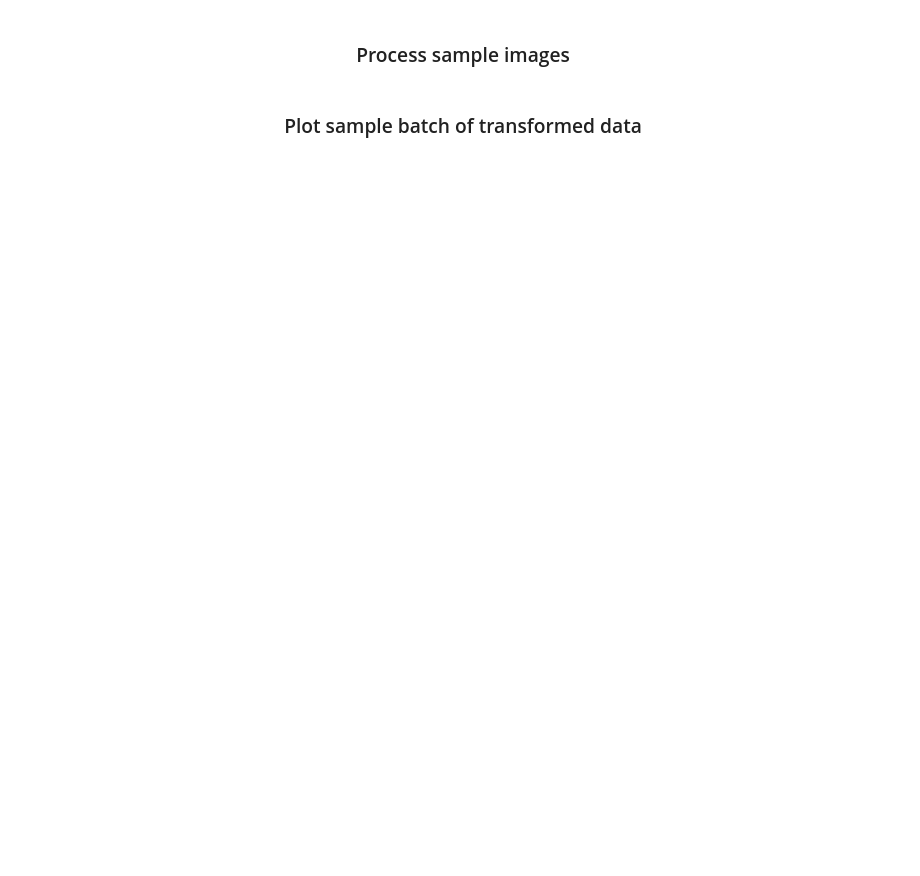
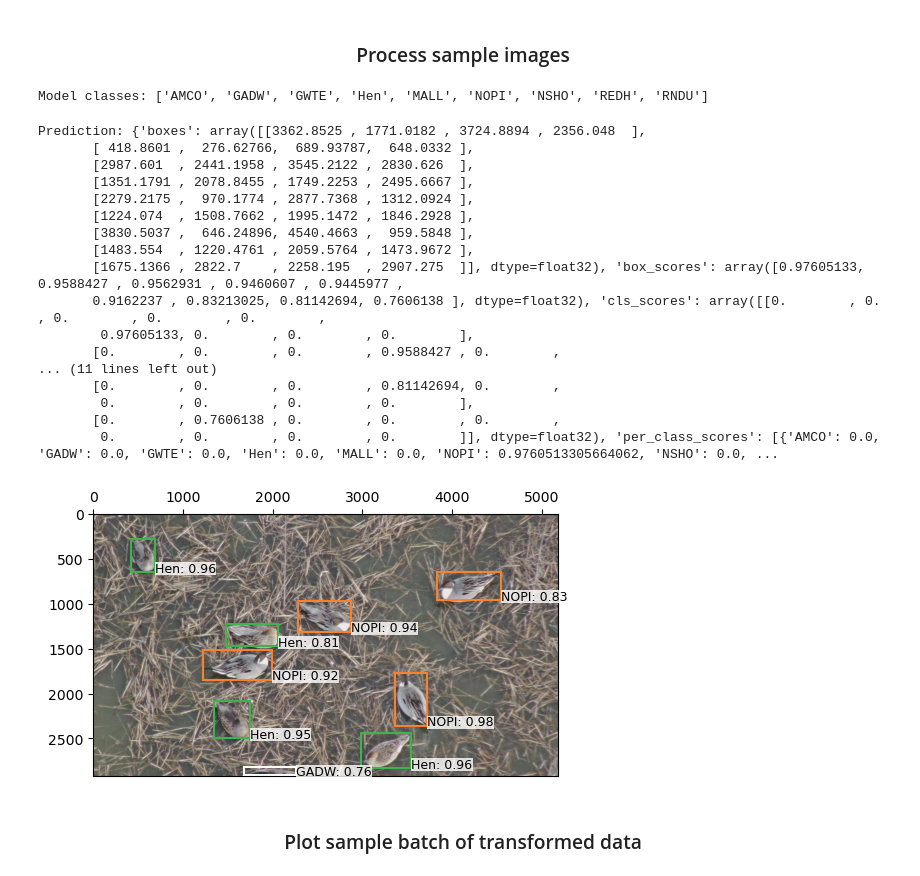
Before and after one commit to mkmitchell/DuckNet, a Jupyter notebook: supplemental/PackageExporter.ipynb, the cells around one changed output. Cells and saved outputs as stored; diff of their text form; code cells hidden in the pictures; blank space fills up the shorter version.

```diff
--- a/supplemental/PackageExporter.ipynb
+++ b/supplemental/PackageExporter.ipynb
@@ -65,7 +104,7 @@ def img_show(image, ax = None, figsize = (6, 9)):
     ax.imshow(image)
     return ax
 
-def plot_bbox(ax, boxes, labels):
+def plot_bbox(ax, boxes, labels, scores=None):
     # Determine if we have a string or tensor label
     if isinstance(labels, str):
         # String label - convert to numeric using rev_label_dict
@@ -78,36 +117,64 @@ def plot_bbox(ax, boxes, labels):
         color = label_color_map[numeric_label] if numeric_label in label_color_map else 'black'
         display_text = label_dict[numeric_label] if numeric_label in label_dict else numeric_label
 
+    # Add score to display text if provided
+    if scores is not None:
+        score_value = scores.item() if hasattr(scores, 'item') else scores
+        display_text = f"{display_text}: {score_value:.2f}"
+
     # Draw bounding box
     ax.add_patch(Rectangle((boxes[:, 0], boxes[:, 1]),
                                boxes[:, 2] - boxes[:, 0], boxes[:, 3] - boxes[:, 1],
                                fill=False,
                                color=color,
-                               linewidth=1.25))
+                               linewidth=1.5))
 
     # Add label text
     ax.text(boxes[:, 2], boxes[:, 3],
             display_text,
-            fontsize=8,
+            fontsize=9,
             bbox=dict(facecolor='white', alpha=0.8, pad=0, edgecolor='none'),
             color='black')
 
 # function for plotting all boxes and labels on the image using get_polygon, img_show, and plot_mask functions
-def plot_detections(image, boxes, labels, ax = None):
-    ax = img_show(image.permute(1, 2, 0), ax = ax)
+def plot_detections(image, boxes, labels, scores=None, ax=None):
+    ax = img_show(image.permute(1, 2, 0), ax=ax)
     for i in range(len(boxes)):
         box = get_box(boxes[i])
-        plot_bbox(ax, box, labels[i])
+        # Pass scores if available
+        score = scores[i] if scores is not None else None
+        plot_bbox(ax, box, labels[i], score)
+# %% [output]
+Model classes: ['AMCO', 'GADW', 'GWTE', 'Hen', 'MALL', 'NOPI', 'NSHO', 'REDH', 'RNDU']
 # %%
 image_path = 'S:/Savanna Institute/Deep Learning/DuckNet/RetinaNet/filtered_images/DJI_20221216103105_0073_Z.JPG'
 prediction = model.process_image(image_path)
 print()
 print(f"Prediction: {prediction}")
 print()
 image = model.load_image(image_path)
 image = to_tensor(image)
 
-plot_detections(image, prediction['boxes'], prediction['labels'])
+plot_detections(image, prediction['boxes'], prediction['labels'], prediction['box_scores'])
+# %% [output]
+Prediction: {'boxes': array([[3362.8525 , 1771.0182 , 3724.8894 , 2356.048  ],
+       [ 418.8601 ,  276.62766,  689.93787,  648.0332 ],
+       [2987.601  , 2441.1958 , 3545.2122 , 2830.626  ],
+       [1351.1791 , 2078.8455 , 1749.2253 , 2495.6667 ],
+       [2279.2175 ,  970.1774 , 2877.7368 , 1312.0924 ],
+       [1224.074  , 1508.7662 , 1995.1472 , 1846.2928 ],
+       [3830.5037 ,  646.24896, 4540.4663 ,  959.5848 ],
+       [1483.554  , 1220.4761 , 2059.5764 , 1473.9672 ],
+       [1675.1366 , 2822.7    , 2258.195  , 2907.275  ]], dtype=float32), 'box_scores': array([0.97605133, 0.9588427 , 0.9562931 , 0.9460607 , 0.9445977 ,
+       0.9162237 , 0.83213025, 0.81142694, 0.7606138 ], dtype=float32), 'cls_scores': array([[0.        , 0.        , 0.        , 0.        , 0.        ,
+        0.97605133, 0.        , 0.        , 0.        ],
+       [0.        , 0.        , 0.        , 0.9588427 , 0.        ,
+... (11 lines left out)
+       [0.        , 0.        , 0.        , 0.81142694, 0.        ,
+        0.        , 0.        , 0.        , 0.        ],
+       [0.        , 0.7606138 , 0.        , 0.        , 0.        ,
+        0.        , 0.        , 0.        , 0.        ]], dtype=float32), 'per_class_scores': [{'AMCO': 0.0, 'GADW': 0.0, 'GWTE': 0.0, 'Hen': 0.0, 'MALL': 0.0, 'NOPI': 0.9760513305664062, 'NSHO': 0.0, ...
+[figure, added]
 # %% [markdown]
 ### <center> Plot sample batch of transformed data </center>
 # %%
```
Also changed, not shown: parts of 4 cells of this notebook.
